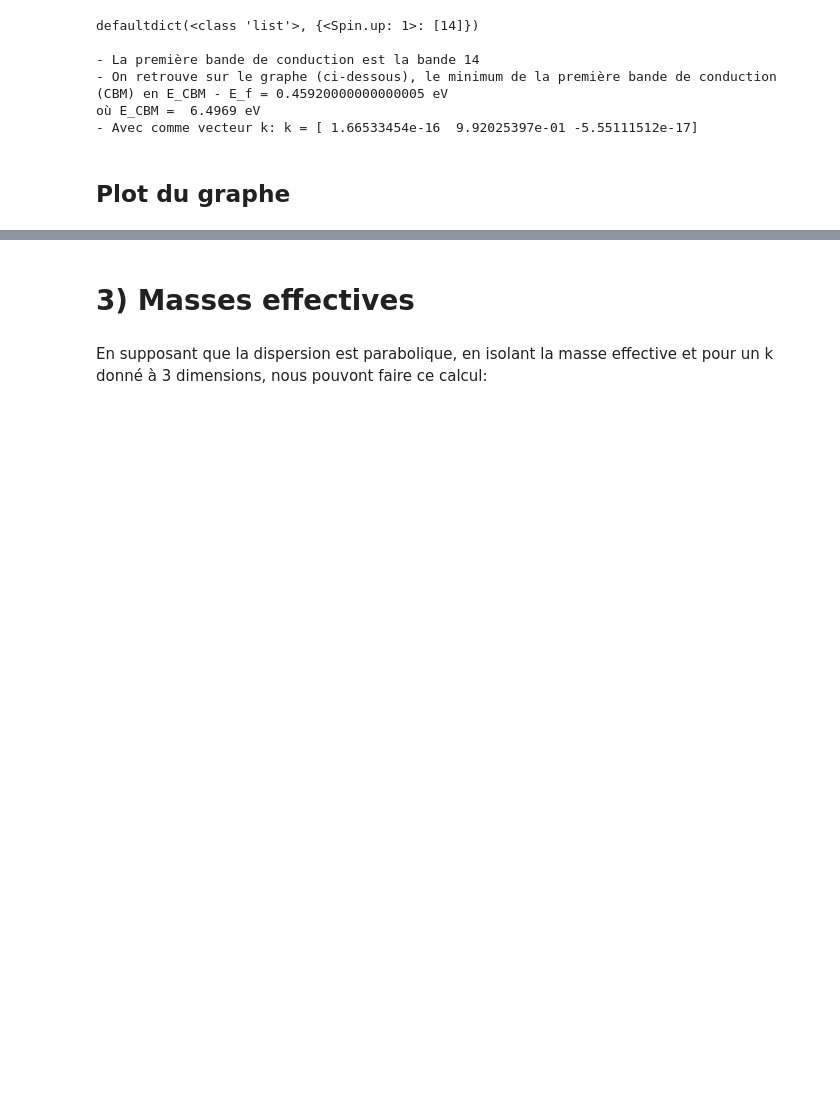
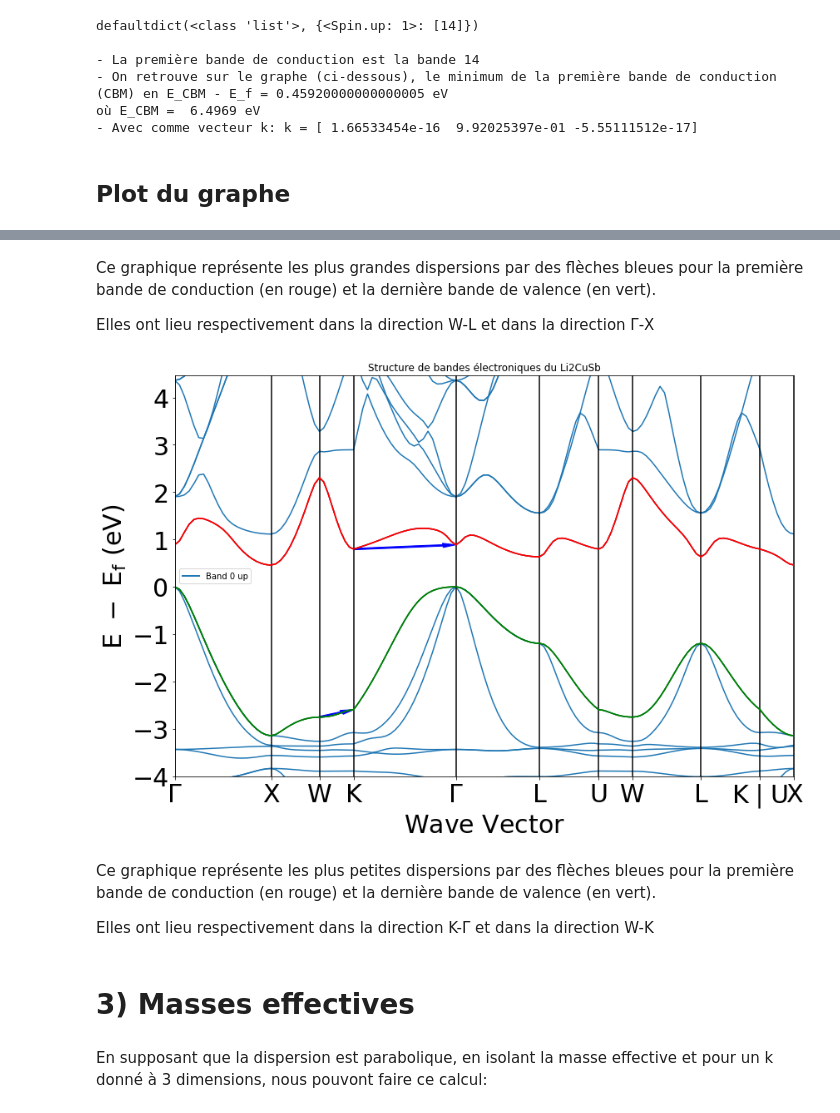
Before and after one commit to ndejaegher/lmapr1492, a Jupyter notebook: el_bands.ipynb, the cells around one changed output, grey strips where cells are left out. Drawn from its saved outputs; the diff is of its cells as text; code cells hidden in the pictures; blank space fills up the shorter version.

```diff
--- a/el_bands.ipynb
+++ b/el_bands.ipynb
@@ -136,3 +190,65 @@ Text(0.5, 1.0, 'Structure des bandes électroniques du Li2CuSb')
+# %% [markdown]
+Ce graphique représente les plus grandes dispersions par des flèches bleues pour la première bande de conduction (en rouge) et la dernière bande de valence (en vert).
+
+Elles ont lieu respectivement dans la direction W-L et dans la direction Γ-X
+# %%
+
+def petiteDispersion(y):
+    """
+    Output :
+    - index :  l'index pour lequelle la direction possède la dispersion est minimale
+    - first : energie initiale de la dispersion maximale
+    - last : energie finale de la dispersion maximale
+    - pente : la pente entre les points first et last
+    """
+
+    energie = energy.get('1')
+    pente = 100
+    index = 0
+    first = 0
+    last = 0
+
+    for i in range(10):
+        x = energie[i][y]
+        dist = distances[index][-1] - distances[index][0]
+        val = (abs(x[0] - x[-1])) / dist
+        if (val < pente):
+            index = i
+            first = x[0]
+            last = x[-1]
+            pente = val
+
+    return [index, first, last, pente]
+
+
+def fleche(y):
+    """
+    Output :
+    - Tracer les flèches bleues qui montrent la plus petite dispersion
+    - Tracer la dernière bande de valence en vert
+    - Tracer la première bande de conduction en rouge
+    """
+
+    a = petiteDispersion(y)
+    X0 = distances[a[0]][0]
+    X1 = distances[a[0]][-1]
+
+    plt.arrow(X0, a[1], X1 - X0, a[2] - a[1], color = 'b',width = 0.03,length_includes_head = True )
+
+    for i in range(10):
+        plt.plot(distances[i],energy.get('1')[i][13],'green')
+        plt.plot(distances[i],energy.get('1')[i][14],'red')
+
+plot.get_plot()
+plt.title('Structure de bandes électroniques du Li2CuSb')
+fleche(13)
+fleche(14)
+# %% [output]
+[figure, added]
+# %% [markdown]
+Ce graphique représente les plus petites dispersions par des flèches bleues pour la première bande de conduction (en rouge) et la dernière bande de valence (en vert).
+
+Elles ont lieu respectivement dans la direction K-Γ et dans la direction W-K
 # %% [markdown]
 # 3) Masses effectives
 # %% [markdown]
```
Also changed, not shown: parts of 9 cells of this notebook.
